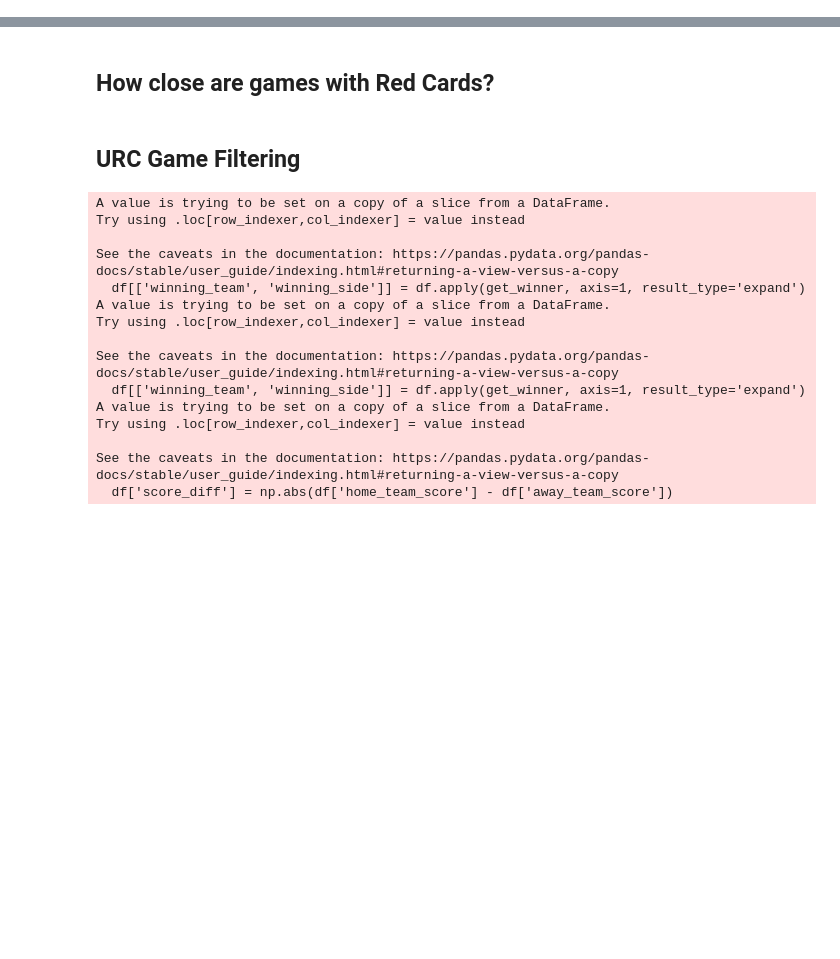
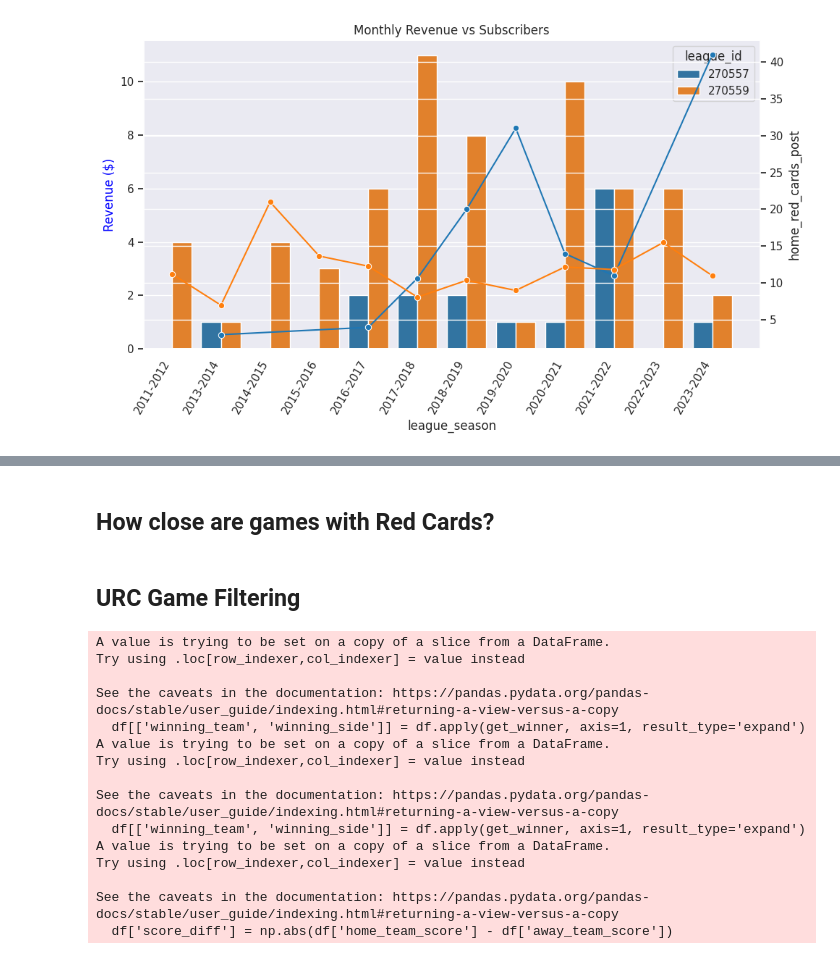
Before and after one commit to CGrosh/Rugby_DB_Analysis, a Jupyter notebook: scrape_code/notebooks/analysis/stat_test.ipynb, the cells around one changed output, grey strips where cells are left out. Cells and saved outputs as stored; diff of their text form; code cells hidden in the pictures; blank space fills up the shorter version.

```diff
--- a/scrape_code/stat_test.ipynb
+++ b/scrape_code/notebooks/analysis/stat_test.ipynb
@@ -86,0 +167,7 @@ total_club_df
+# %%
+match_comm_path = '../../formed_data/match_comm_data'
+comm_files = [match_comm_path+'/'+i for i in os.listdir(match_comm_path) if '_v2' in i]
+comm_df = pd.concat(list(map(pd.read_csv, comm_files)))
+
+comm_df = comm_df.drop_duplicates().reset_index(drop=True)
+comm_df['game_period'] = comm_df.apply(get_game_quarters, axis=1)
@@ -86,0 +289,3 @@ total_club_df
+# %%
+red_score = red_score.apply(check_red_card_results, axis=1)
+red_score
@@ -86,0 +379,5 @@ total_club_df
+# %%
+red_card_data = red_score.groupby(['league_season', 'league_id', 'home_win'])[['home_red_cards_post', 'home_red_cards_post_allowed']].mean().reset_index()
+# %%
+red_card_games = red_score.groupby(['league_season', 'league_id', 'home_win'])['game_id'].nunique().reset_index()
+red_card_games
@@ -86,0 +422,45 @@ total_club_df
+# %%
+# 2. Set up the figure and primary axis
+fig, ax1 = plt.subplots(figsize=(10, 6))
+
+
+
+# 3. Create the barplot (Primary Y-Axis)
+
+ax1.set_ylabel('Revenue ($)', color='blue')
+# fig.xticks(rotation=60)
+
+
+# 4. Create the secondary axis (Secondary Y-Axis)
+ax2 = ax1.twinx()
+sns.barplot(
+    x='league_season',
+    y='game_id',
+    data=red_card_games[(red_card_games['home_win'] == True) &  (red_card_games['league_id'].isin([270557, 270559]))],
+    hue='league_id',
+    ax=ax1,
+    palette='tab10'
+)
+sns.lineplot(
+    data=red_card_data[(red_card_data['home_win'] == True) & (red_card_data['league_id'].isin([270557, 270559]))],
+    x='league_season',
+    y='home_red_cards_post',
+    hue='league_id',
+    ax=ax2,
+    marker='o',
+    palette='tab10'
+)
+ax2.legend_.remove()
+
+# 5. Create the lineplot (Secondary Y-Axis)
+# sns.lineplot(x='Month', y='Subscribers', data=df, color='red', marker='o', ax=ax2)
+# ax2.set_ylabel('Subscribers', color='red')
+
+# Customize plot appearance
+plt.title('Monthly Revenue vs Subscribers')
+ax1.set_xticklabels(ax1.get_xticklabels(), rotation=60, ha='right')
+plt.tight_layout()
+# plt.xticks(rotation=60)
+plt.show()
+# %% [output]
+[figure, added]
```
Also changed, not shown: parts of 27 cells of this notebook, 35 other files.
